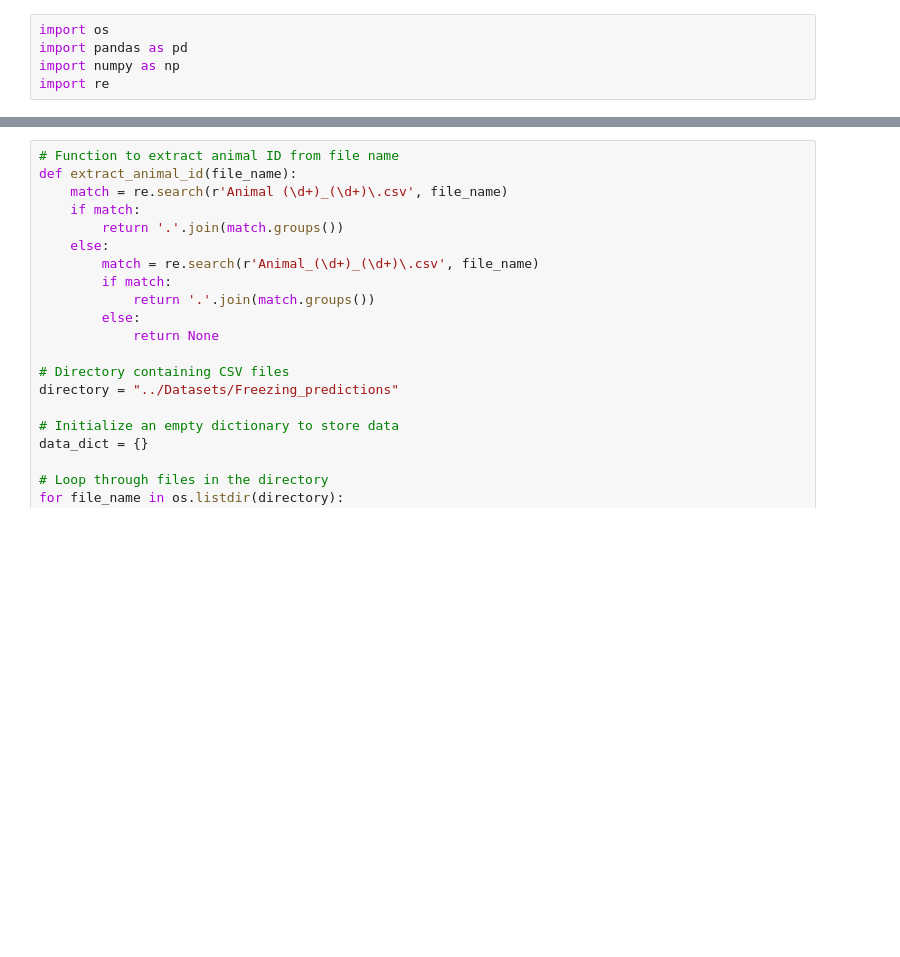
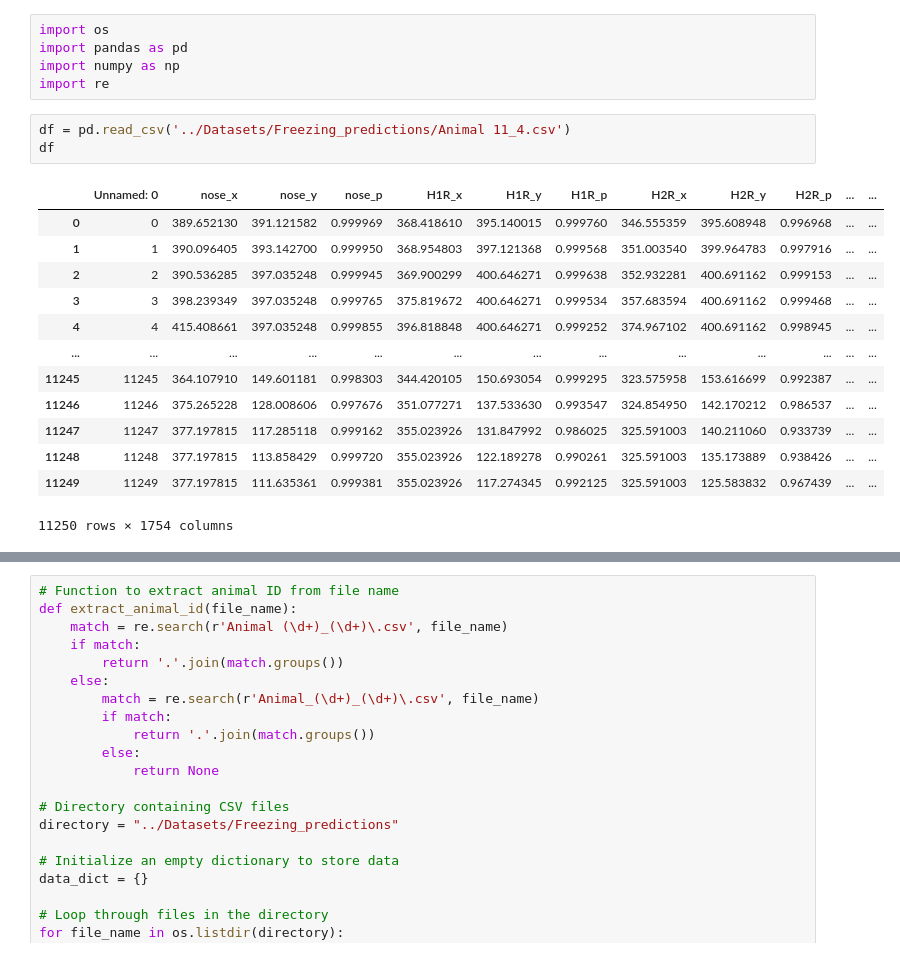
Before and after one commit to kierancarrigg/Master-Thesis, a Jupyter notebook: Notebooks/Freezing_labels.ipynb, the cells around one changed output, grey strips where cells are left out. Cells and saved outputs as stored; diff of their text form; blank space fills up the shorter version.

```diff
--- a/Notebooks/Freezing_labels.ipynb
+++ b/Notebooks/Freezing_labels.ipynb
@@ -3,3 +3,20 @@ import os
 import pandas as pd
 import numpy as np
 import re
+# %%
+df = pd.read_csv('../Datasets/Freezing_predictions/Animal 11_4.csv')
+df
+# %% [output]
+|  | Unnamed: 0 | nose_x | nose_y | nose_p | H1R_x | H1R_y | H1R_p | H2R_x | H2R_y | H2R_p | ... | ... |
+| 0 | 0 | 389.652130 | 391.121582 | 0.999969 | 368.418610 | 395.140015 | 0.999760 | 346.555359 | 395.608948 | 0.996968 | ... | ... |
+| 1 | 1 | 390.096405 | 393.142700 | 0.999950 | 368.954803 | 397.121368 | 0.999568 | 351.003540 | 399.964783 | 0.997916 | ... | ... |
+| 2 | 2 | 390.536285 | 397.035248 | 0.999945 | 369.900299 | 400.646271 | 0.999638 | 352.932281 | 400.691162 | 0.999153 | ... | ... |
+| 3 | 3 | 398.239349 | 397.035248 | 0.999765 | 375.819672 | 400.646271 | 0.999534 | 357.683594 | 400.691162 | 0.999468 | ... | ... |
+| 4 | 4 | 415.408661 | 397.035248 | 0.999855 | 396.818848 | 400.646271 | 0.999252 | 374.967102 | 400.691162 | 0.998945 | ... | ... |
+| ... | ... | ... | ... | ... | ... | ... | ... | ... | ... | ... | ... | ... |
+| 11245 | 11245 | 364.107910 | 149.601181 | 0.998303 | 344.420105 | 150.693054 | 0.999295 | 323.575958 | 153.616699 | 0.992387 | ... | ... |
+| 11246 | 11246 | 375.265228 | 128.008606 | 0.997676 | 351.077271 | 137.533630 | 0.993547 | 324.854950 | 142.170212 | 0.986537 | ... | ... |
+| 11247 | 11247 | 377.197815 | 117.285118 | 0.999162 | 355.023926 | 131.847992 | 0.986025 | 325.591003 | 140.211060 | 0.933739 | ... | ... |
+| 11248 | 11248 | 377.197815 | 113.858429 | 0.999720 | 355.023926 | 122.189278 | 0.990261 | 325.591003 | 135.173889 | 0.938426 | ... | ... |
+| 11249 | 11249 | 377.197815 | 111.635361 | 0.999381 | 355.023926 | 117.274345 | 0.992125 | 325.591003 | 125.583832 | 0.967439 | ... | ... |
+11250 rows × 1754 columns
```
Also changed, not shown: parts of 1 cell of this notebook.
